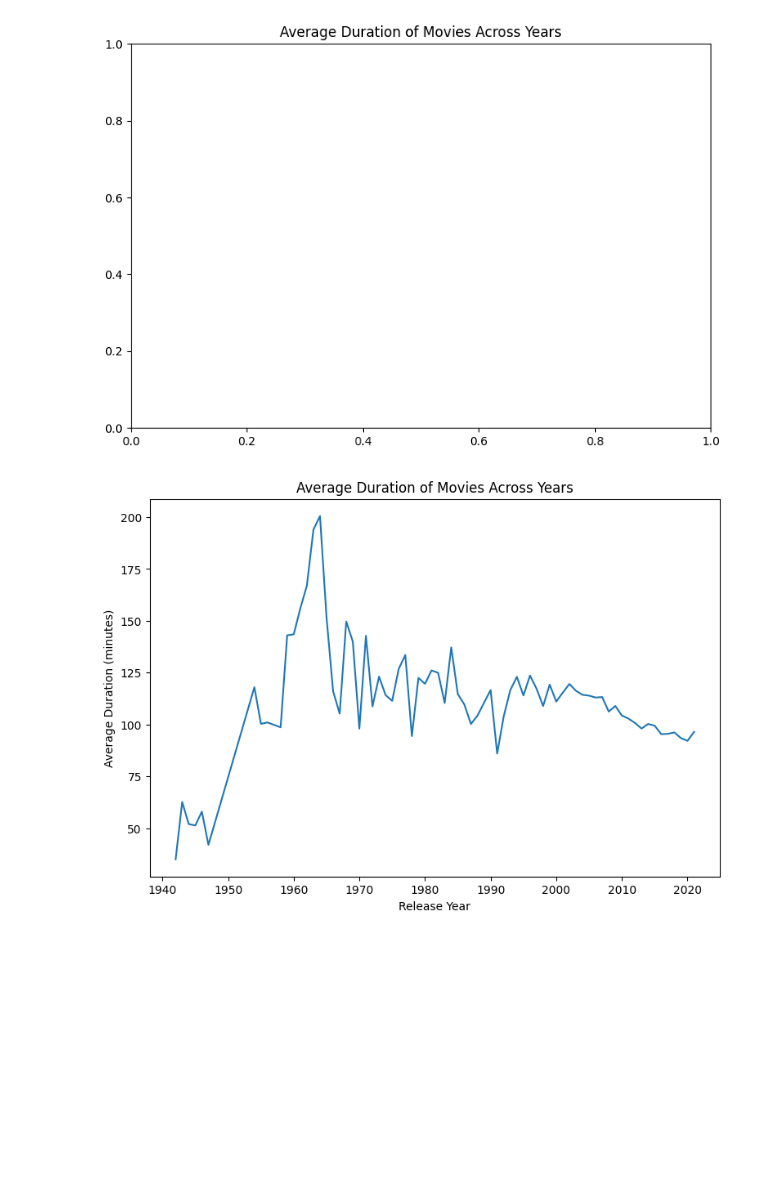
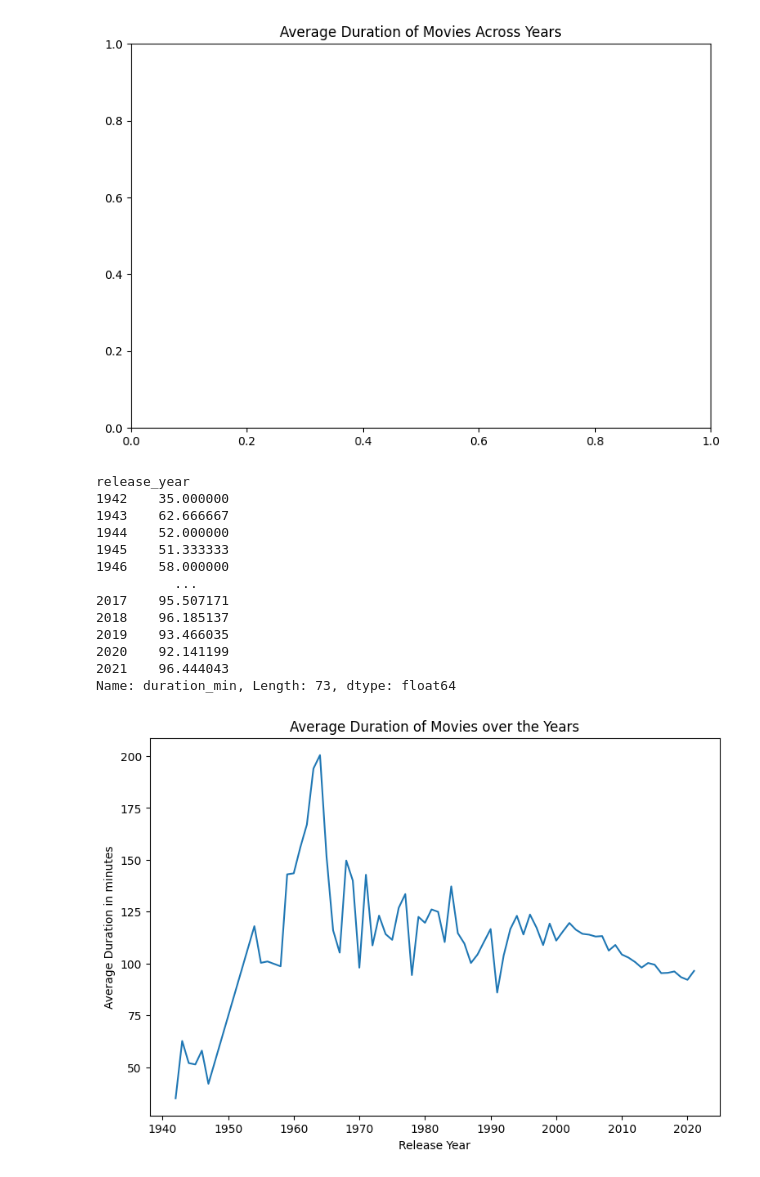
Before and after one commit to alexbj7/final-project-IPLD, a Jupyter notebook: development/02_netflix_data_analysis.ipynb, the cells around one changed output. Cells and saved outputs as stored; diff of their text form; code cells hidden in the pictures; blank space fills up the shorter version.

```diff
--- a/development/02_netflix_data_analysis.ipynb
+++ b/development/02_netflix_data_analysis.ipynb
@@ -180,30 +184,44 @@ plt.show()
 # %%
 # Ex 2.7: Make a line chart of the average duration of movies (not TV shows) in minutes for every year across all the years.
 
-# Filter only movies
-movies_df = movies_df[movies_df["type"] == "Movie"].copy()
+# only using movies as a filter
+movies_df = movies_df[movies_df["type"] == "Movie"]
 
-# Create a new column with the duration in minutes as integer
+# this is the creation of a new column with the time in minutes as integer,
 movies_df["duration_min"] = movies_df["duration"].apply(
-    lambda x: int(x.replace(" min", ""))
+    lambda x: int(x.replace("min", ""))
 )
 
-# Group by release year and calculate average duration
+# here we have used the new column created above with the duration in minutes as integer.
 movies_avg_duration_per_year = (
     movies_df.groupby("release_year")["duration_min"].mean()
 )
+print(movies_avg_duration_per_year) # print to see the data and check if it corresponds with the line plot.
 
-# Plot the line chart
+# this is how the line plot is generated as well as the attribution of titles to each of the axes.
 fig = plt.figure(figsize=(9, 6))
 plt.plot(
     movies_avg_duration_per_year.index,
     movies_avg_duration_per_year.values
 )
 
 plt.xlabel("Release Year")
-plt.ylabel("Average Duration (minutes)")
-plt.title("Average Duration of Movies Across Years")
+plt.ylabel("Average Duration in minutes")
+plt.title("Average Duration of Movies over the Years")
 
 plt.show()
 # %% [output]
+release_year
+1942    35.000000
+1943    62.666667
+1944    52.000000
+1945    51.333333
+1946    58.000000
+          ...
+2017    95.507171
+2018    96.185137
+2019    93.466035
+2020    92.141199
+2021    96.444043
+Name: duration_min, Length: 73, dtype: float64
-[figure, old version]
+[figure, new version]
```
Also changed, not shown: parts of 3 cells of this notebook, 1 other file.
